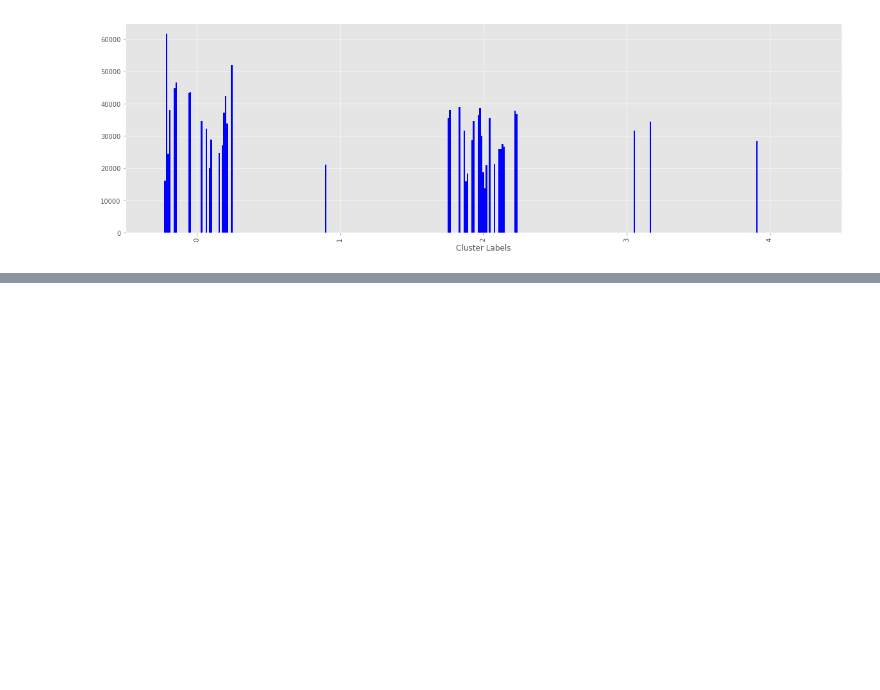
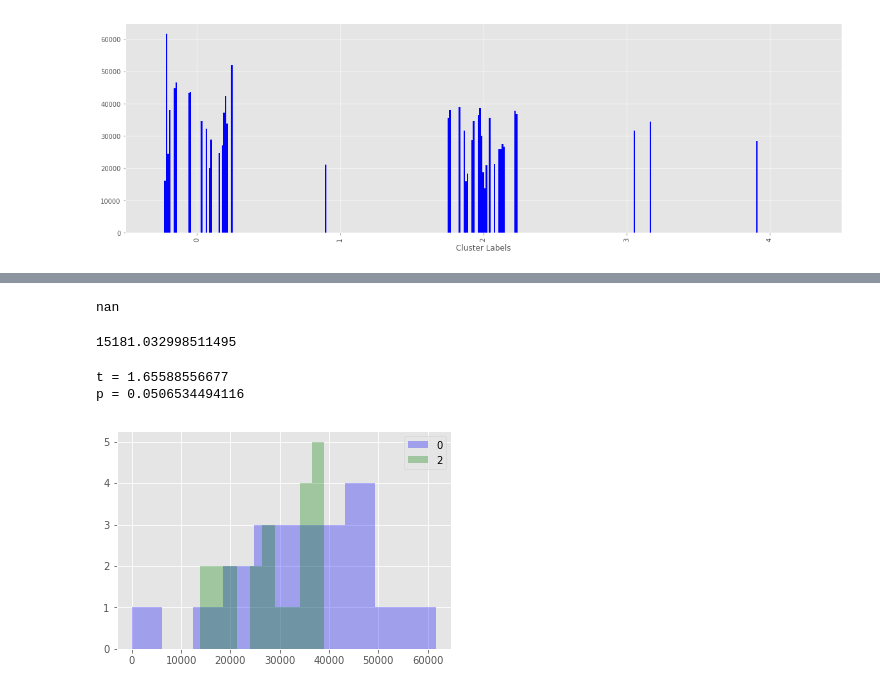
Before and after one commit to jzhang17/IBM-capstone, a Jupyter notebook: Analyzing Neighborhoods in Philadelphia .ipynb, the cells around one changed output, grey strips where cells are left out. Drawn from its saved outputs; the diff is of its cells as text; code cells hidden in the pictures; blank space fills up the shorter version.

```diff
--- a/Analyzing Neighborhoods in Philadelphia .ipynb
+++ b/Analyzing Neighborhoods in Philadelphia .ipynb
@@ -964,3 +964,6 @@ income_merged.pivot("Cluster Labels",'Zip Code', "Avg. Income/H/hold").plot(kind
 plt.show()
 # %% [output]
 [figure]
+# %%
+grouped_transposed = grouped.transpose()
+grouped_transposed
@@ -966,0 +989,18 @@ plt.show()
+# %%
+
+from scipy import stats
+
+## Calculate the Standard Deviation
+#Calculate the variance to get the standard deviation
+
+#For unbiased max likelihood estimate we have to divide the var by N-1, and therefore the parameter ddof = 1
+var_0 = grouped_transposed[0].var(ddof=1)
+var_2 = grouped_transposed[2].var(ddof=1)
+# %% [output]
+nan
+# %%
+#std deviation
+s = np.sqrt((var_0 + var_2/2))
+s
+# %% [output]
+15181.032998511495
@@ -966,0 +1010,20 @@ plt.show()
+# %%
+df_test = 2*len(grouped_transposed[0]) - 2
+
+#p-value after comparison with the t
+p = 1 - stats.t.cdf(t,df=df_test)
+
+
+print("t = " + str(t))
+print("p = " + str(p))
+#Note that we multiply the p value by 2 because its a twp tail t-test
+# %% [output]
+t = 1.65588556677
+p = 0.0506534494116
+# %%
+plt.hist(grouped_transposed[0].dropna(), alpha=0.3, label='0',color="blue")
+plt.hist(grouped_transposed[2].dropna(), alpha=0.3, label='2',color='green')
+plt.legend(loc='upper right')
+plt.show()
+# %% [output]
+[figure, added]
```
Also changed, not shown: parts of 2 cells of this notebook.
